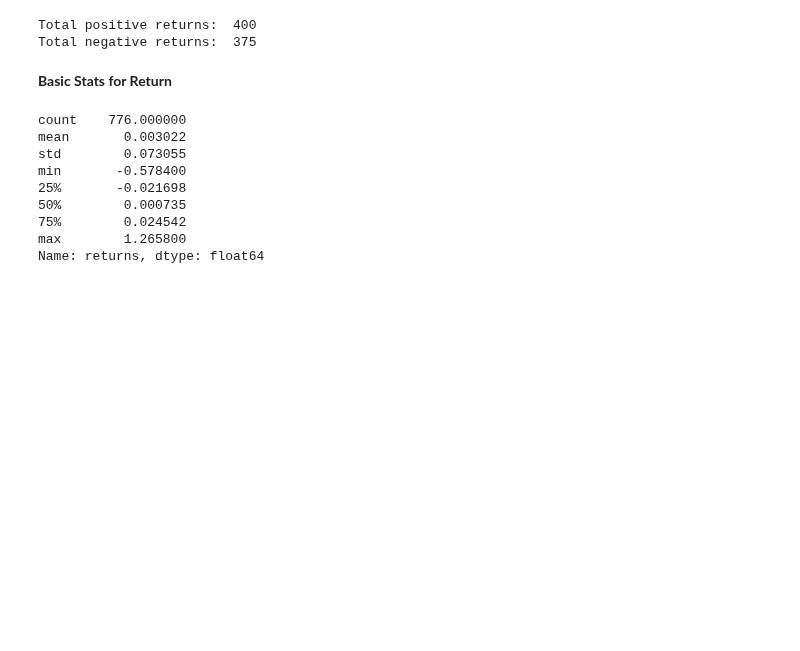
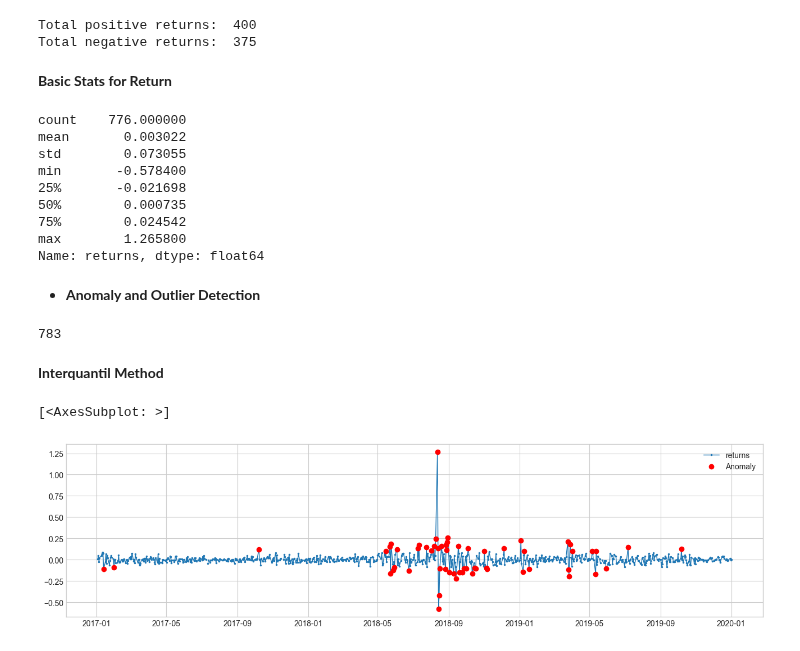
Before and after one commit to batuhanmtl/Time-Series-Analysis, a Jupyter notebook: Univariate Regression/ExchangeRatePrediction.ipynb, the cells around one changed output. Cells and saved outputs as stored; diff of their text form; code cells hidden in the pictures; blank space fills up the shorter version.

```diff
--- a/Univariate Regression/ExchangeRatePrediction.ipynb
+++ b/Univariate Regression/ExchangeRatePrediction.ipynb
@@ -75,3 +75,24 @@ min       -0.578400
 75%        0.024542
 max        1.265800
 Name: returns, dtype: float64
+# %% [markdown]
+- <b>Anomaly and Outlier Detection<b>
+# %%
+len(df)
+# %% [output]
+783
+# %% [markdown]
+<b>Interquantil Method
+# %%
+from adtk.detector import InterQuartileRangeAD
+
+iqr = InterQuartileRangeAD(c=1.5)
+anomalies = iqr.fit_detect(df["returns"])
+
+# Graphical representation
+from adtk.visualization import plot
+plot(df["returns"], anomaly=anomalies, ts_linewidth=1, ts_markersize=3,
+    anomaly_color='red', anomaly_tag='marker', anomaly_markersize=6, anomaly_alpha=0.8)
+# %% [output]
+[<AxesSubplot: >]
+[figure, added]
```
